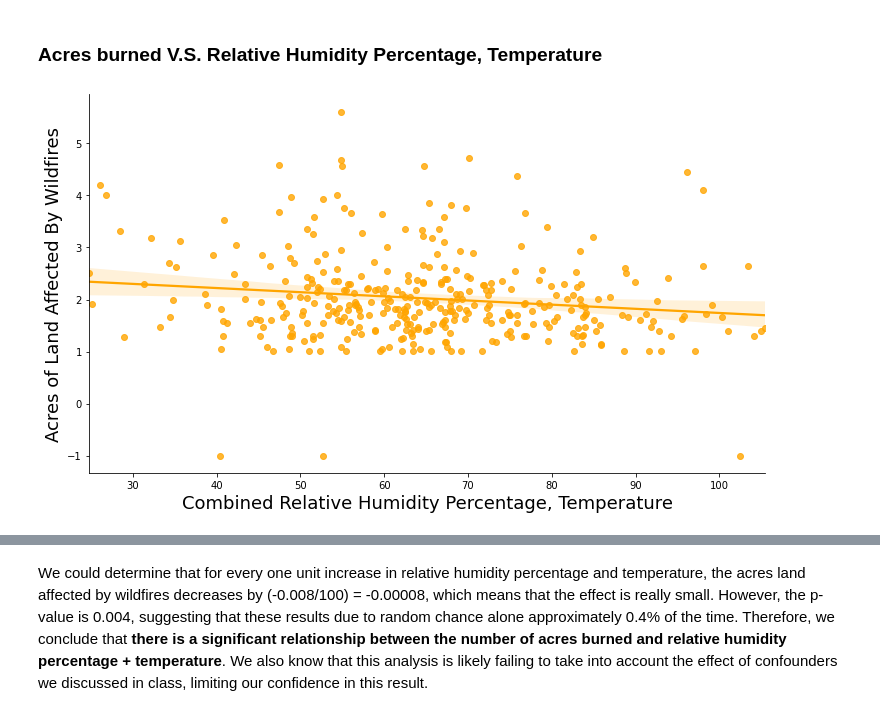
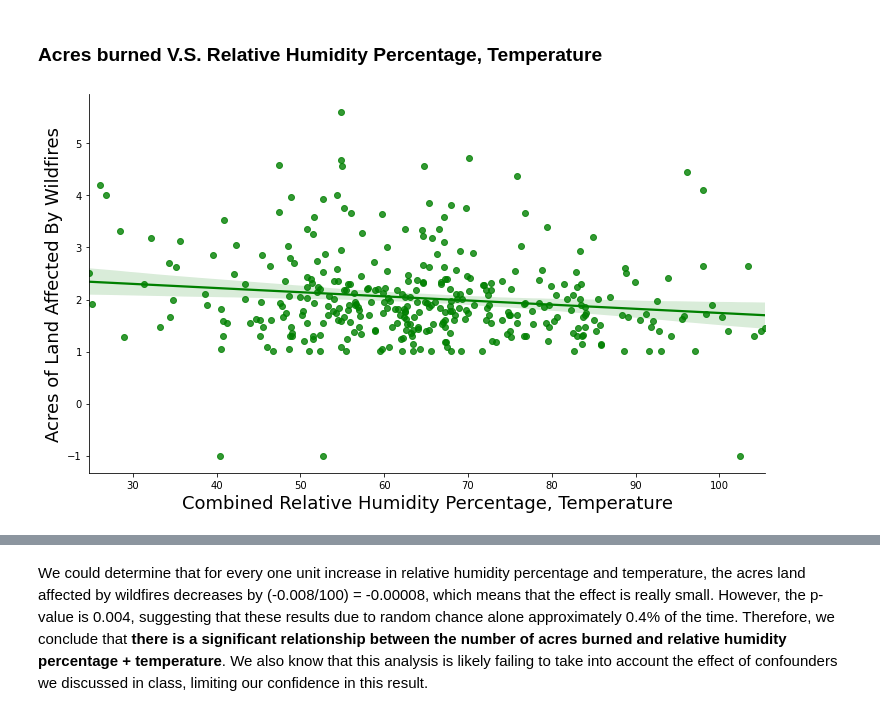
Before and after one commit to vikizzz/Analysis-on-the-Scale-of-Wildfire-Incident-in-California, a Jupyter notebook: FinalProject_group010.ipynb, the cells around one changed output, grey strips where cells are left out. Saved outputs shown, nothing was run; the diff lists cells and outputs as text; code cells hidden in the pictures.

```diff
--- a/FinalProject_group010.ipynb
+++ b/FinalProject_group010.ipynb
@@ -795,17 +793,17 @@ df['Humid_Temp'] = df['RelaHumPct'] + df['Temp']
 # %%
 sns.lmplot(y = 'AcresBurned_log10',
            x = 'Humid_Temp',
            data = df,
            fit_reg = True,
            height = 6,
            aspect = 1.7,
-           line_kws={'color': 'orange'},
-           scatter_kws={'color': 'orange'})
+           line_kws={'color': 'green'},
+           scatter_kws={'color': 'green'})
 plt.ylabel('Acres of Land Affected By Wildfires', size=18)
 plt.xlabel('Combined Relative Humidity Percentage, Temperature', size=18)
 plt.title('');
 # %% [output]
-[figure, old version]
+[figure, new version]
 # %%
 # carry out linear regression
 acres_rhp = df[['Humid_Temp', 'AcresBurned_log10']]
```
Also changed, not shown: parts of 15 cells of this notebook.
